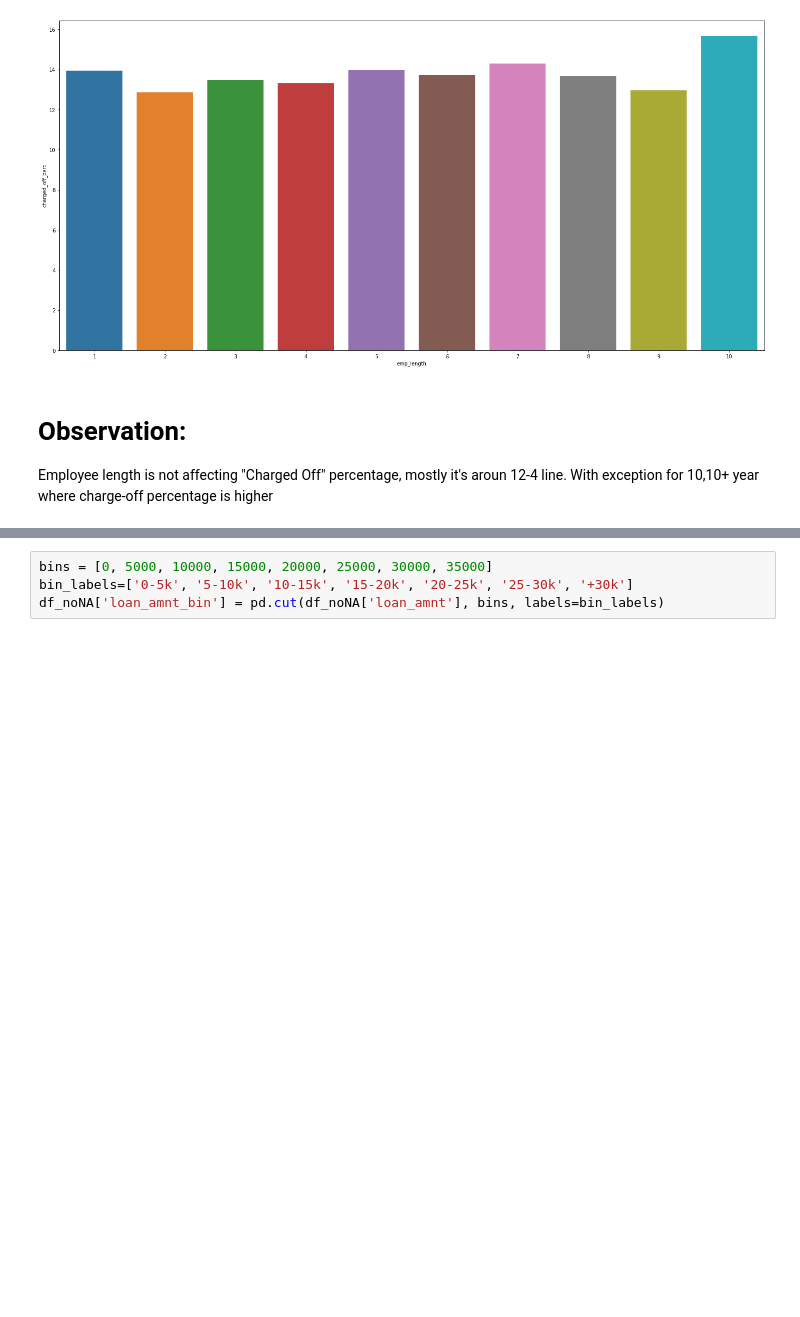
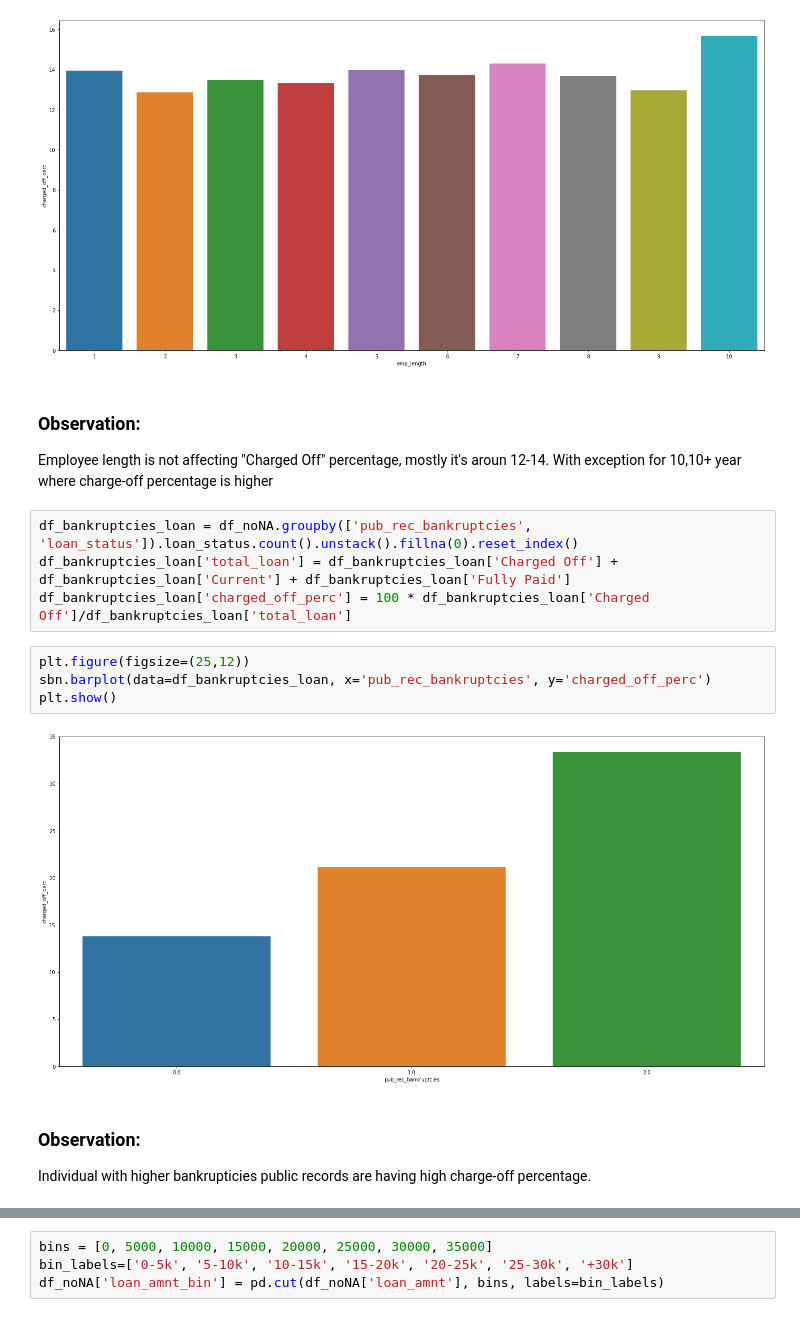
Before and after one commit to joshigeek/LendingClubCaseStudy, a Jupyter notebook: Himanshu-LendingClubCaseStudy.ipynb, the cells around one changed output, grey strips where cells are left out. Cells and saved outputs as stored; diff of their text form; blank space fills up the shorter version.

```diff
--- a/Himanshu-LendingClubCaseStudy.ipynb
+++ b/Himanshu-LendingClubCaseStudy.ipynb
@@ -427,7 +427,20 @@ sbn.barplot(data=df_emp_loan, x='emp_length', y='charged_off_perc')
 plt.show()
 # %% [output]
 [figure]
-# %% [markdown]
-# Observation:
-Employee length is not affecting "Charged Off" percentage, mostly it's aroun 12-4 line. With exception for 10,10+ year where
-charge-off percentage is higher
+# %% [markdown]
+### Observation:
+Employee length is not affecting "Charged Off" percentage, mostly it's aroun 12-14. With exception for 10,10+ year where
+charge-off percentage is higher
+# %%
+df_bankruptcies_loan = df_noNA.groupby(['pub_rec_bankruptcies', 'loan_status']).loan_status.count().unstack().fillna(0).reset_index()
+df_bankruptcies_loan['total_loan'] = df_bankruptcies_loan['Charged Off'] + df_bankruptcies_loan['Current'] + df_bankruptcies_loan['Fully Paid']
+df_bankruptcies_loan['charged_off_perc'] = 100 * df_bankruptcies_loan['Charged Off']/df_bankruptcies_loan['total_loan']
+# %%
+plt.figure(figsize=(25,12))
+sbn.barplot(data=df_bankruptcies_loan, x='pub_rec_bankruptcies', y='charged_off_perc')
+plt.show()
+# %% [output]
+[figure, added]
+# %% [markdown]
+### Observation:
+Individual with higher bankrupticies public records are having high charge-off percentage.
```
Also changed, not shown: parts of 8 cells of this notebook, 1 other file.
